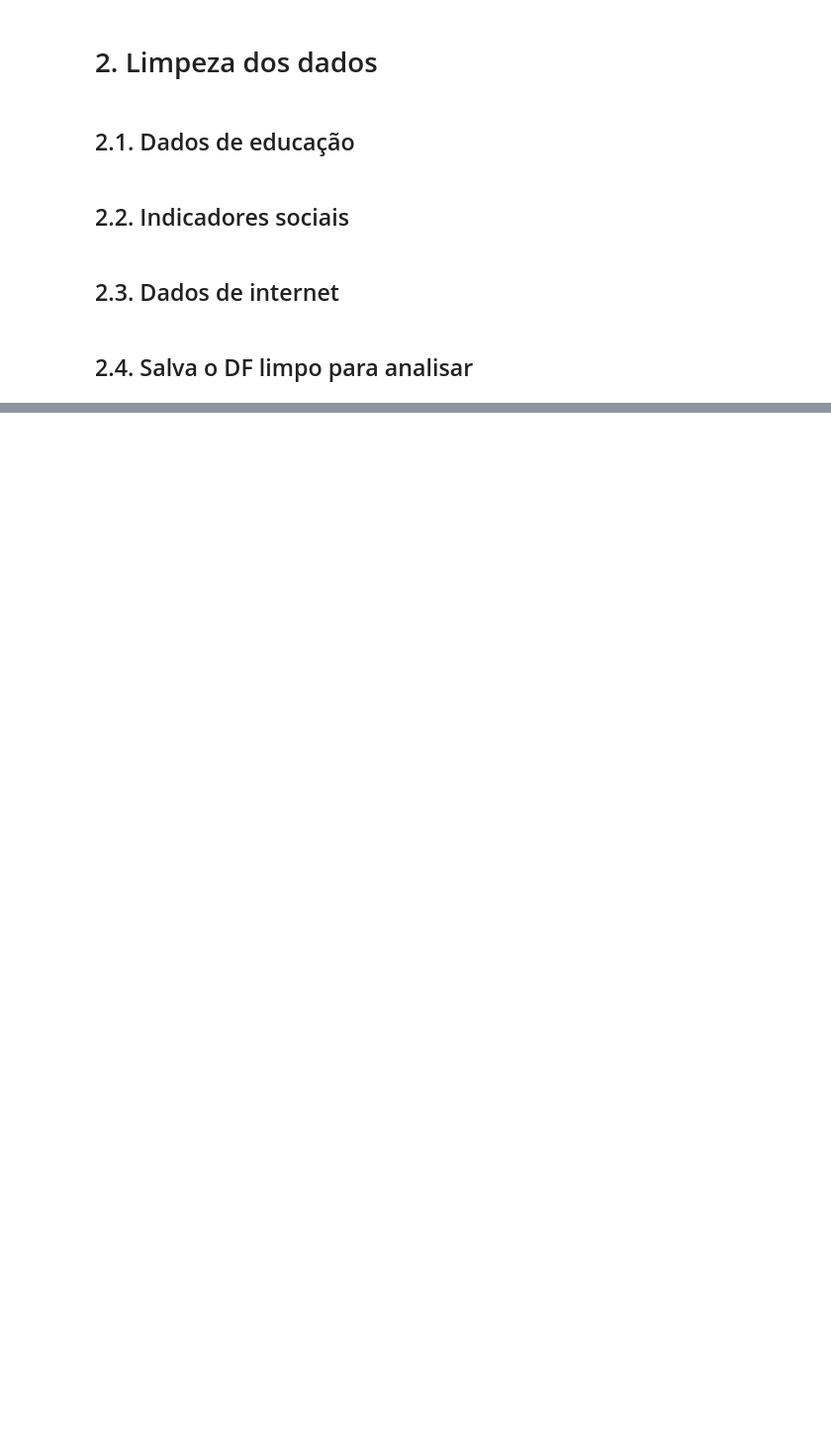
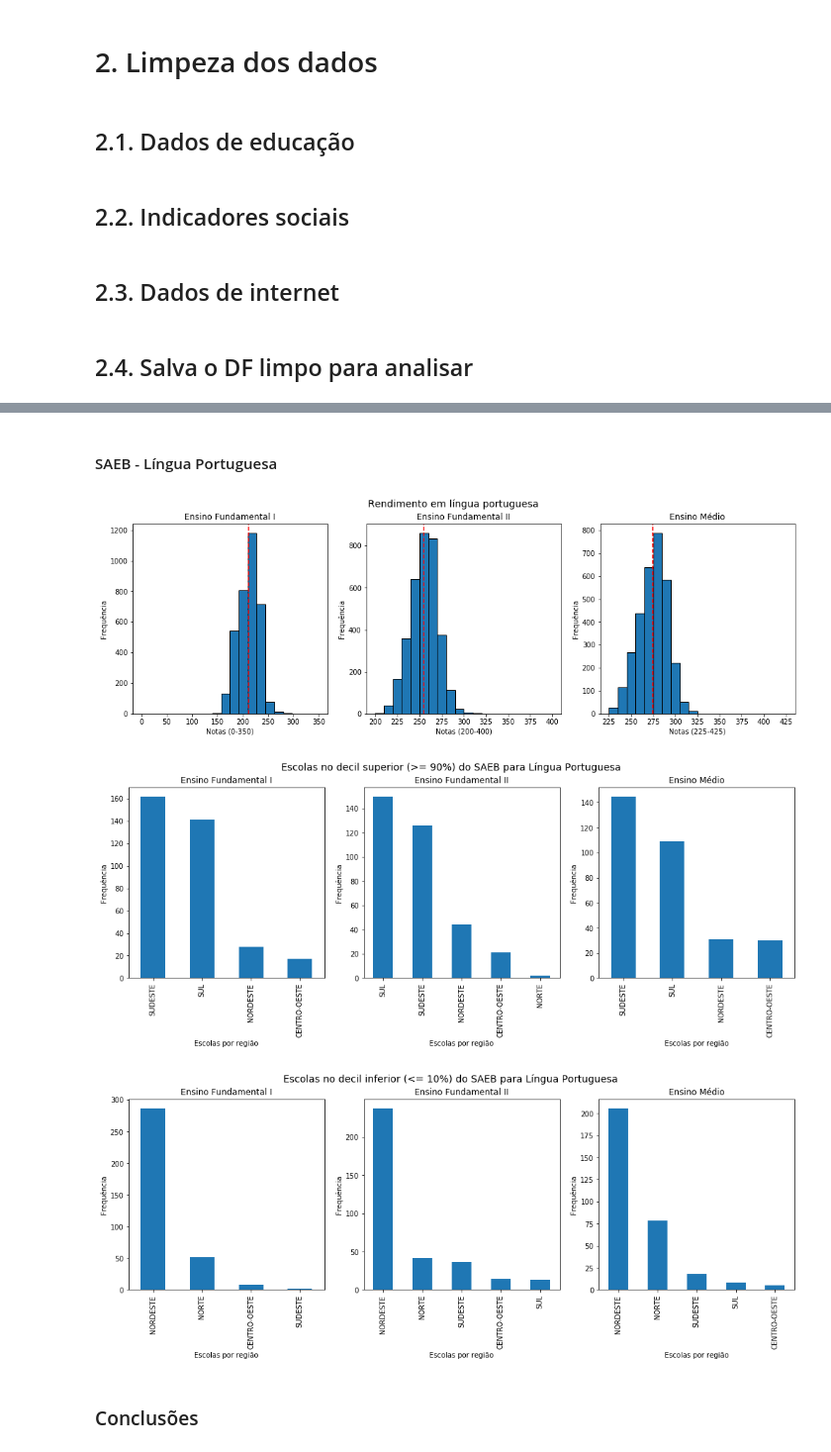
Before and after one commit to guilhermeolivsilva/tp-icd, a Jupyter notebook: Script_Trabalho.ipynb, the cells around one changed output, grey strips where cells are left out. Shown at 99% size. Drawn from its saved outputs; the diff is of its cells as text; code cells hidden in the pictures; blank space fills up the shorter version.

```diff
--- a/Script_Trabalho.ipynb
+++ b/Script_Trabalho.ipynb
@@ -255,0 +551,40 @@ df.head()
+# %% [markdown]
+#### SAEB - Língua Portuguesa
+# %%
+histograma_educacao(
+    df=df.drop_duplicates(subset=cols_educacao),
+    key='saeb_port',
+    title=u'Rendimento em língua portuguesa',
+    xlabel=[
+        u'Notas (0-350)',
+        u'Notas (200-400)',
+        u'Notas (225-425)'
+    ],
+    bins=[
+        np.linspace(0, 350, 21),
+        np.linspace(200, 400, 21),
+        np.linspace(225, 425, 21)
+    ]
+)
+
+histograma_educacao_decil(
+    df=df.drop_duplicates(subset=cols_educacao),
+    key='saeb_port',
+    decil=0.9,
+    title=u'Escolas no decil superior (>= 90%) do SAEB para Língua Portuguesa',
+    xlabel=u'Escolas por região'
+)
+
+histograma_educacao_decil(
+    df=df.drop_duplicates(subset=cols_educacao),
+    key='saeb_port',
+    decil=-0.1,
+    title=u'Escolas no decil inferior (<= 10%) do SAEB para Língua Portuguesa',
+    xlabel=u'Escolas por região'
+)
+# %% [output]
+[figure, added]
+[figure, added]
+[figure, added]
+# %% [markdown]
+### Conclusões
```
Also changed, not shown: parts of 60 cells of this notebook, 3 other files.
